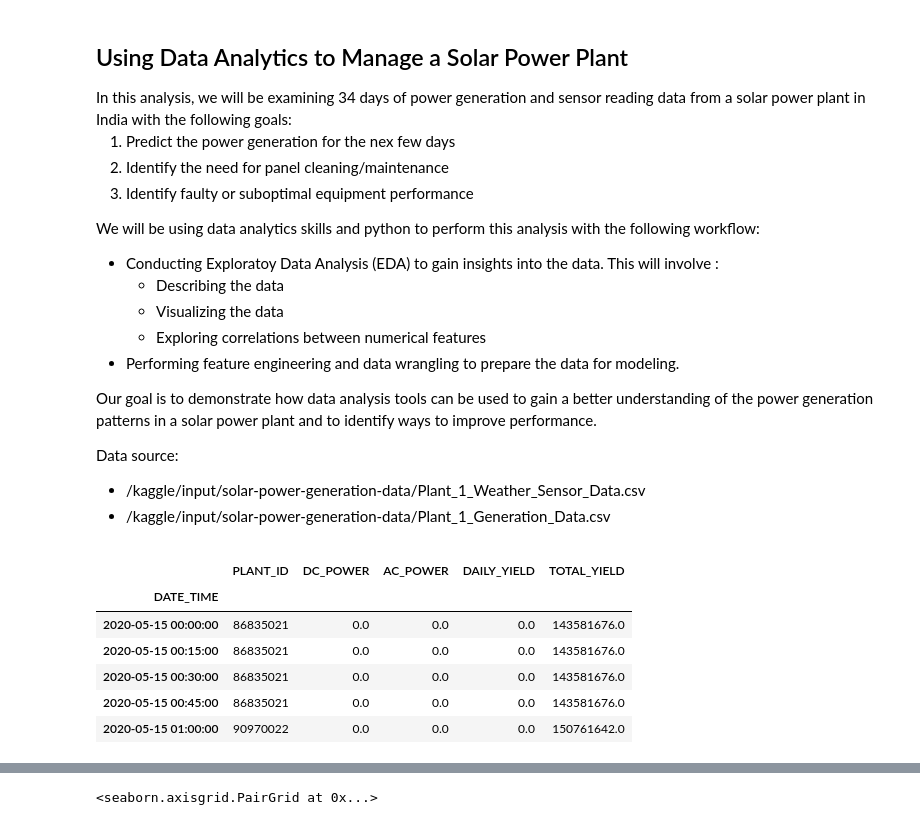
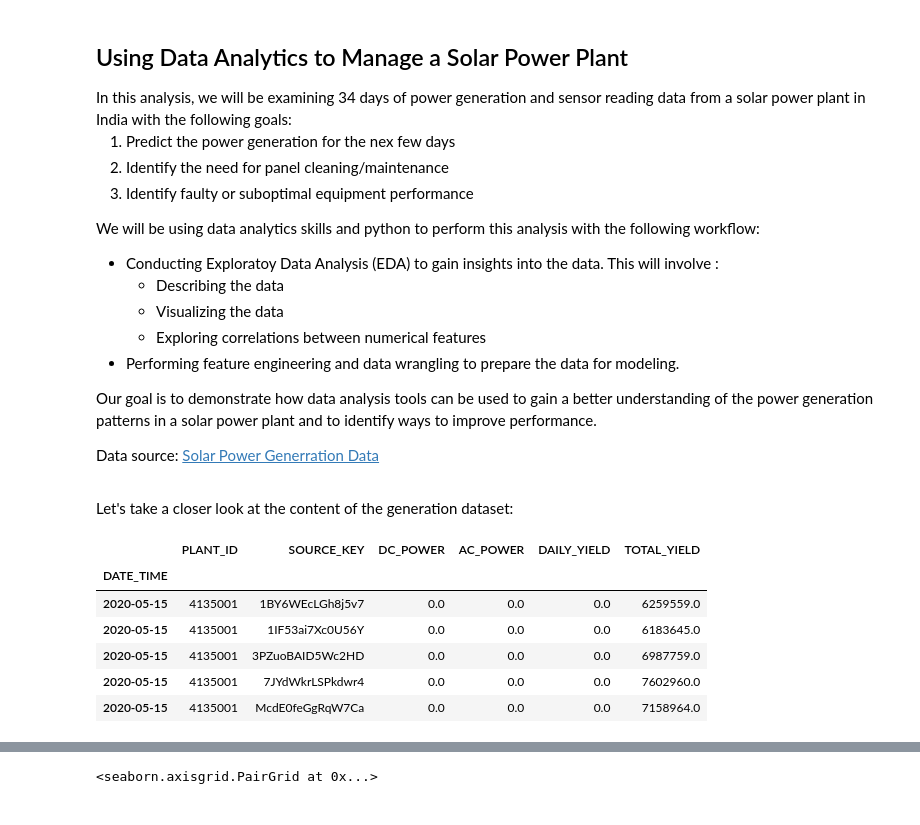
Before and after one commit to sedimir/SediMir, a Jupyter notebook: solar-power-generation.ipynb, the cells around one changed output, grey strips where cells are left out. Cells and saved outputs as stored; diff of their text form; code cells hidden in the pictures.

```diff
--- a/solar-power-generation.ipynb
+++ b/solar-power-generation.ipynb
@@ -16,13 +16,12 @@ We will be using data analytics skills and python to perform this analysis with
 * Performing feature engineering and data wrangling to prepare the data for modeling.
 
 Our goal is to demonstrate how data analysis tools can be used to gain a better understanding of the power generation patterns in a solar power plant and to identify ways to improve  performance.
-    </font>
 
 
-Data source:
+Data source:  [Solar Power Generration Data](https://www.kaggle.com/datasets/anikannal/solar-power-generation-data)
 
-* /kaggle/input/solar-power-generation-data/Plant_1_Weather_Sensor_Data.csv
-* /kaggle/input/solar-power-generation-data/Plant_1_Generation_Data.csv
+
+ </font>
 # %%
 import numpy as np
 import pandas as pd
@@ -30,17 +29,19 @@ import matplotlib.pyplot as plt
 import seaborn as sns
 from datetime import datetime
 import matplotlib.dates as mdates
+# %% [markdown]
+<font size='+1'>
+Let's take a closer look at the content of the generation dataset:  </font>
 # %%
 custom_date_parser = lambda x: datetime.strptime(x, '%d-%m-%Y %H:%M')
-gen1=pd.read_csv('/kaggle/input/solar-power-generation-data/Plant_1_Generation_Data.csv',index_col='DATE_TIME', parse_dates=['DATE_TIME'], date_parser=custom_date_parser)
-gen1=gen1.resample('15min').sum()
+gen=pd.read_csv('/kaggle/input/solar-power-generation-data/Plant_1_Generation_Data.csv',index_col='DATE_TIME', parse_dates=['DATE_TIME'], date_parser=custom_date_parser)
 
-gen1.head()
+gen.head(5)
 # %% [output]
-|  | PLANT_ID | DC_POWER | AC_POWER | DAILY_YIELD | TOTAL_YIELD |
-| DATE_TIME |  |  |  |  |  |
-| 2020-05-15 00:00:00 | 86835021 | 0.0 | 0.0 | 0.0 | 143581676.0 |
-| 2020-05-15 00:15:00 | 86835021 | 0.0 | 0.0 | 0.0 | 143581676.0 |
-| 2020-05-15 00:30:00 | 86835021 | 0.0 | 0.0 | 0.0 | 143581676.0 |
-| 2020-05-15 00:45:00 | 86835021 | 0.0 | 0.0 | 0.0 | 143581676.0 |
-| 2020-05-15 01:00:00 | 90970022 | 0.0 | 0.0 | 0.0 | 150761642.0 |
+|  | PLANT_ID | SOURCE_KEY | DC_POWER | AC_POWER | DAILY_YIELD | TOTAL_YIELD |
+| DATE_TIME |  |  |  |  |  |  |
+| 2020-05-15 | 4135001 | 1BY6WEcLGh8j5v7 | 0.0 | 0.0 | 0.0 | 6259559.0 |
+| 2020-05-15 | 4135001 | 1IF53ai7Xc0U56Y | 0.0 | 0.0 | 0.0 | 6183645.0 |
+| 2020-05-15 | 4135001 | 3PZuoBAID5Wc2HD | 0.0 | 0.0 | 0.0 | 6987759.0 |
+| 2020-05-15 | 4135001 | 7JYdWkrLSPkdwr4 | 0.0 | 0.0 | 0.0 | 7602960.0 |
+| 2020-05-15 | 4135001 | McdE0feGgRqW7Ca | 0.0 | 0.0 | 0.0 | 7158964.0 |
```
Also changed, not shown: parts of 17 cells of this notebook.
